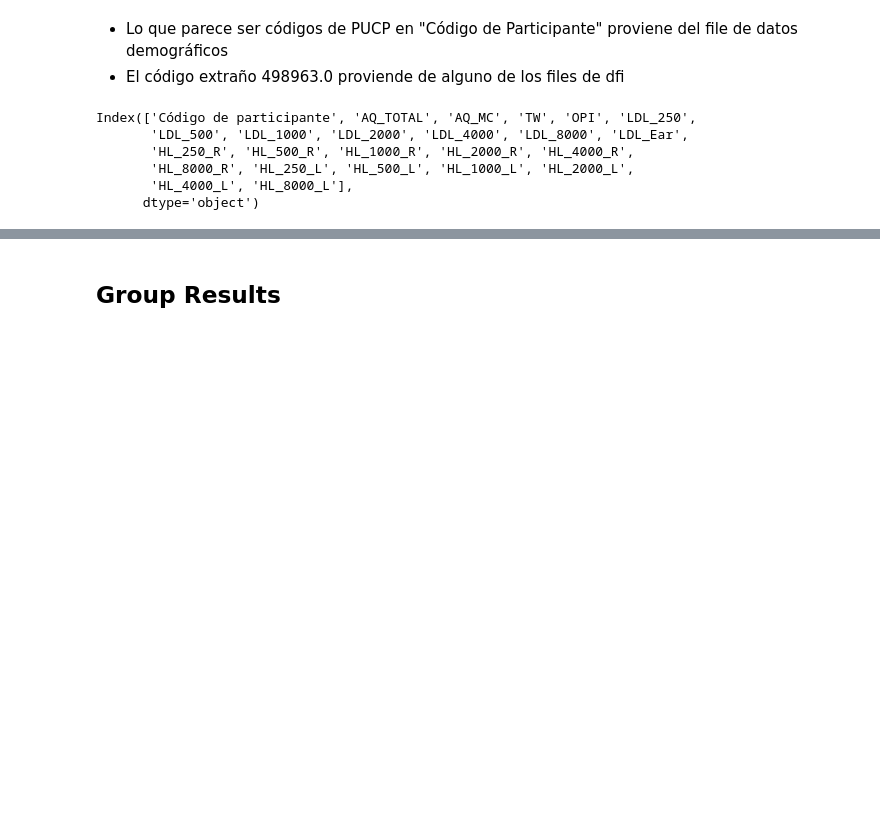
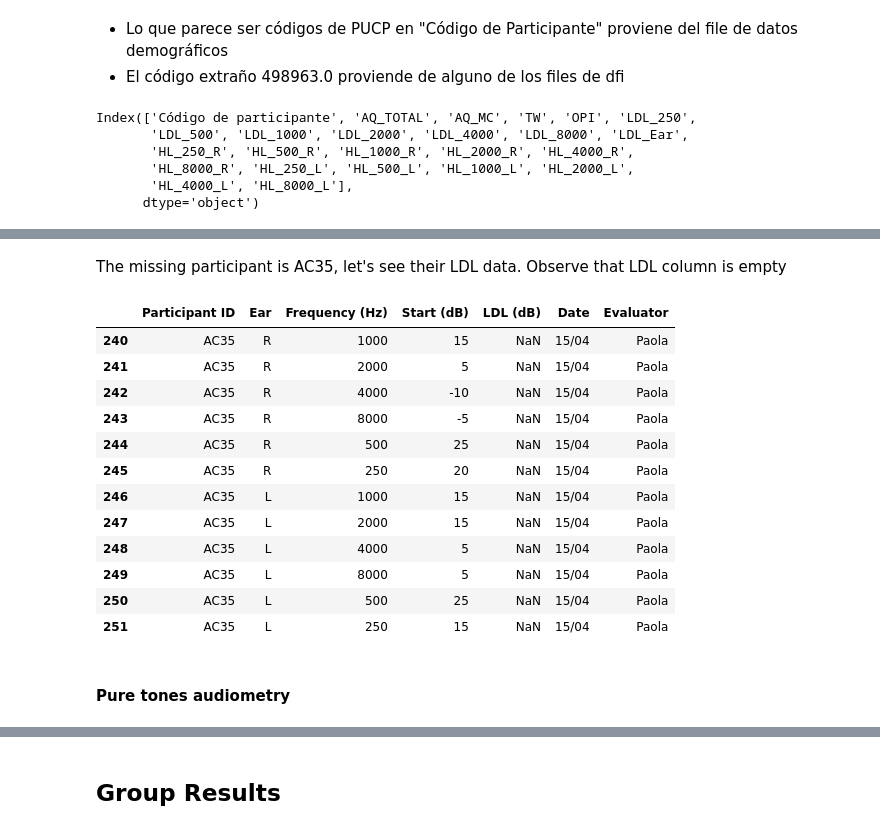
Before and after one commit to camila-maura/GIFTED-DFI, a Jupyter notebook: GIFTED_DFI_Data_Analysis.ipynb, the cells around one changed output, grey strips where cells are left out. Drawn from its saved outputs; the diff is of its cells as text; code cells hidden in the pictures; blank space fills up the shorter version.

```diff
--- a/GIFTED_DFI_Data_Analysis.ipynb
+++ b/GIFTED_DFI_Data_Analysis.ipynb
@@ -446,0 +547,21 @@ df.head(20)
+# %% [markdown]
+The missing participant is AC35, let's see their LDL data. Observe that LDL column is empty
+# %%
+data_ldl[data_ldl["Participant ID"]=="AC35"]
+# No LDL data
+# %% [output]
+|  | Participant ID | Ear | Frequency (Hz) | Start (dB) | LDL (dB) | Date | Evaluator |
+| 240 | AC35 | R | 1000 | 15 | NaN | 15/04 | Paola |
+| 241 | AC35 | R | 2000 | 5 | NaN | 15/04 | Paola |
+| 242 | AC35 | R | 4000 | -10 | NaN | 15/04 | Paola |
+| 243 | AC35 | R | 8000 | -5 | NaN | 15/04 | Paola |
+| 244 | AC35 | R | 500 | 25 | NaN | 15/04 | Paola |
+| 245 | AC35 | R | 250 | 20 | NaN | 15/04 | Paola |
+| 246 | AC35 | L | 1000 | 15 | NaN | 15/04 | Paola |
+| 247 | AC35 | L | 2000 | 15 | NaN | 15/04 | Paola |
+| 248 | AC35 | L | 4000 | 5 | NaN | 15/04 | Paola |
+| 249 | AC35 | L | 8000 | 5 | NaN | 15/04 | Paola |
+| 250 | AC35 | L | 500 | 25 | NaN | 15/04 | Paola |
+| 251 | AC35 | L | 250 | 15 | NaN | 15/04 | Paola |
+# %% [markdown]
+#### Pure tones audiometry
```
Also changed, not shown: parts of 14 cells of this notebook.
